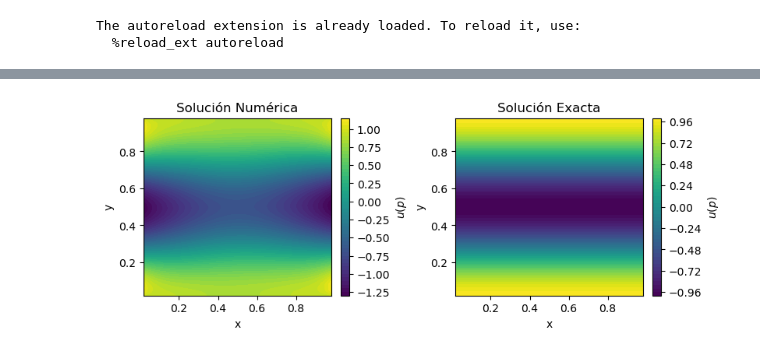
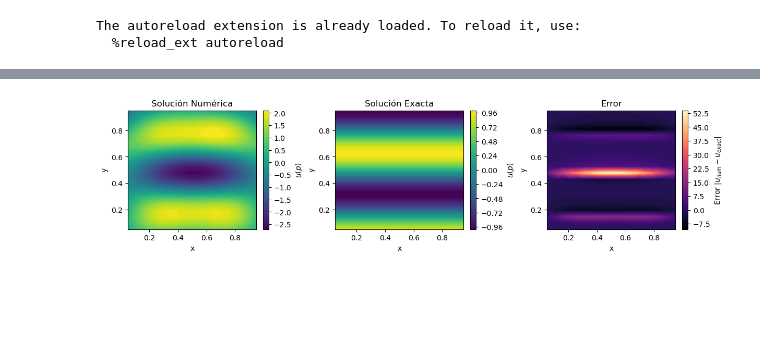
Before and after one commit to oscar-rincon/curso_bem, a Jupyter notebook: proyecto/helmholtz_interior_plane_wave.ipynb, the cells around one changed output, grey strips where cells are left out. Drawn from its saved outputs; the diff is of its cells as text; code cells hidden in the pictures; blank space fills up the shorter version.

```diff
--- a/proyecto/helmholtz_interior_plane_wave.ipynb
+++ b/proyecto/helmholtz_interior_plane_wave.ipynb
@@ -10,10 +10,10 @@ from numpy.linalg import norm, solve
 The autoreload extension is already loaded. To reload it, use:
   %reload_ext autoreload
 # %%
-L = 1.0            # Longitud del lado del cuadrado
-n_per_side = 50    # Número de elementos por lado
+L = 1.00            # Longitud del lado del cuadrado
+n_per_side = 20    # Número de elementos por lado
 h = L / n_per_side # Tamaño de los elementos
-k = 2.0 * np.pi / L # Número de onda
+k = 10.0#2.0 * np.pi / L # Número de onda
 print(f"n_per_side = {n_per_side}, h = {h}, k = {k}")
 
 # Coordenadas de nodos por lado
@@ -71,7 +71,7 @@ Gmat, Hmat = assem(coords, elems, k)
 q_boundary = solve(Gmat, Hmat.dot(u_boundary))
 
 # Crear una malla regular de puntos internos
-n_int = 150  # resolución de puntos internos por eje
+n_int = n_per_side  # resolución de puntos internos por eje
 x_vals = np.linspace(h, L - h, n_int)  # evitar la frontera
 y_vals = np.linspace(h, L - h, n_int)
 X, Y = np.meshgrid(x_vals, y_vals)
@@ -82,21 +87,29 @@ solution = eval_sol(ev_coords, coords, elems, u_boundary, q_boundary, k)
 # %%
-# Crear figura con dos subgráficos lado a lado
-fig, axs = plt.subplots(1, 2, figsize=(8, 3), constrained_layout=True)
+# Crear figura con tres subgráficos lado a lado
+fig, axs = plt.subplots(1, 3, figsize=(12, 3), constrained_layout=True)
 
 # Gráfico de la solución numérica
 tcf1 = axs[0].tricontourf(ev_coords[:, 0], ev_coords[:, 1], np.real(solution), levels=50, cmap='viridis')
 fig.colorbar(tcf1, ax=axs[0], label=r'$u(p)$')
 axs[0].set_title("Solución Numérica")
 axs[0].set_xlabel("x")
 axs[0].set_ylabel("y")
 
 # Gráfico de la solución exacta
 tcf2 = axs[1].tricontourf(ev_coords[:, 0], ev_coords[:, 1], np.cos(k * ev_coords[:, 1]), levels=50, cmap='viridis')
 fig.colorbar(tcf2, ax=axs[1], label=r'$u(p)$')
 axs[1].set_title("Solución Exacta")
 axs[1].set_xlabel("x")
 axs[1].set_ylabel("y")
 
+# Gráfico del error
+error = np.abs(np.real(solution) - np.cos(k * ev_coords[:, 1]))/np.cos(k * ev_coords[:, 1])
+tcf3 = axs[2].tricontourf(ev_coords[:, 0], ev_coords[:, 1], error, levels=50, cmap='magma')
+fig.colorbar(tcf3, ax=axs[2], label=r'Error $|u_{num} - u_{exact}|$')
+axs[2].set_title("Error")
+axs[2].set_xlabel("x")
+axs[2].set_ylabel("y")
+
 plt.show()
 # %% [output]
-[figure, old version]
+[figure, new version]
```
Also changed, not shown: parts of 4 cells of this notebook, 2 other files.
